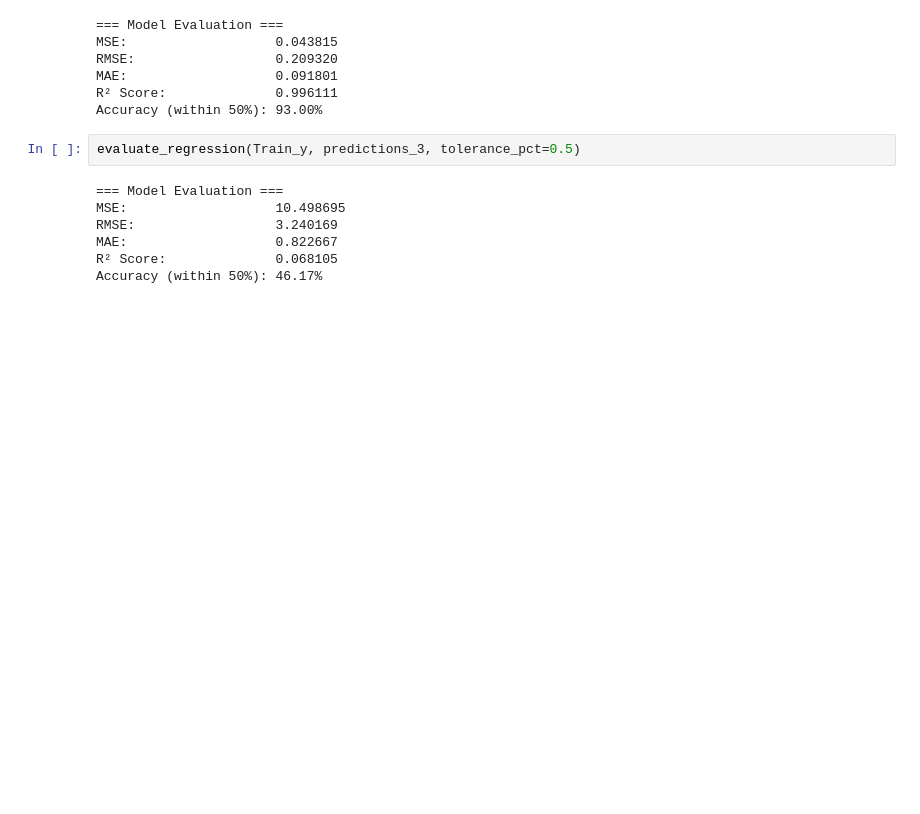
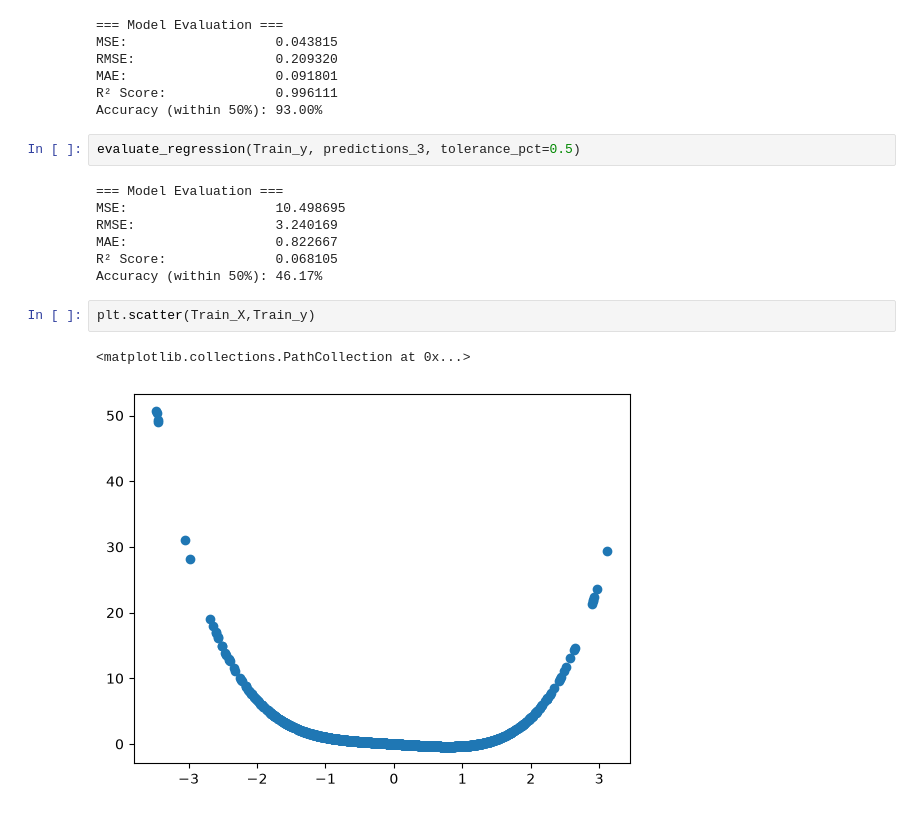
Before and after one commit to Mohamedboukerche22/simple-llm, a Jupyter notebook: numpy_model.ipynb, the cells around one changed output. Cells and saved outputs as stored; diff of their text form; blank space fills up the shorter version.

```diff
--- a/numpy_model.ipynb
+++ b/numpy_model.ipynb
@@ -300,3 +301,8 @@ RMSE:                  3.240169
 MAE:                   0.822667
 R² Score:              0.068105
 Accuracy (within 50%): 46.17%
+# %%
+plt.scatter(Train_X,Train_y)
+# %% [output]
+<matplotlib.collections.PathCollection at 0x...>
+[figure, added]
```
Also changed, not shown: parts of 4 cells of this notebook.
